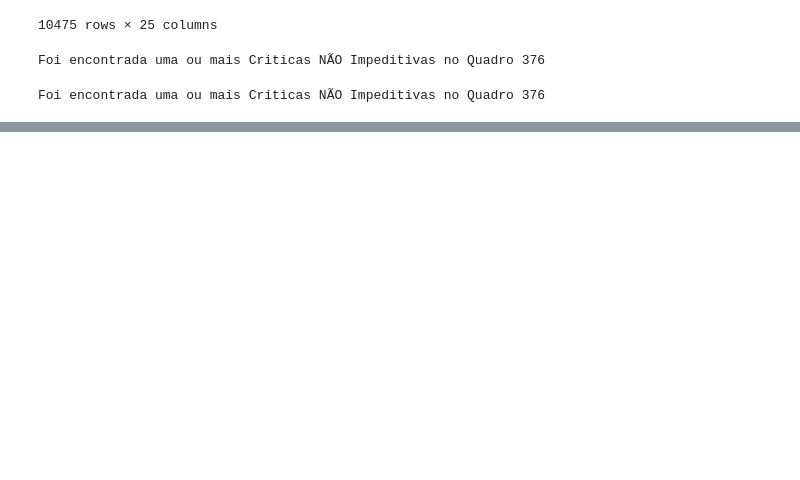
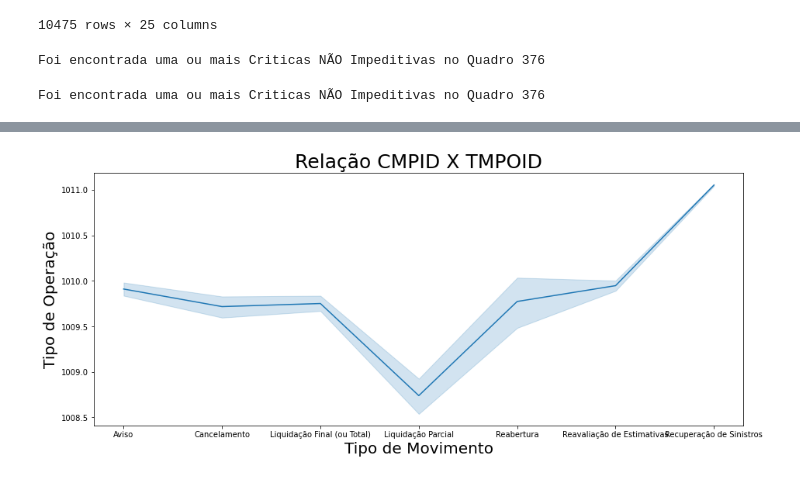
Before and after one commit to hayltonbernardes22/Modelagem_Limpeza_Dados, a Jupyter notebook: Quadro376/VALIDACOES376.ipynb, the cells around one changed output, grey strips where cells are left out. Saved outputs shown, nothing was run; the diff lists cells and outputs as text; code cells hidden in the pictures; blank space fills up the shorter version.

```diff
--- a/Quadro376/VALIDACOES376.ipynb
+++ b/Quadro376/VALIDACOES376.ipynb
@@ -1126,0 +1173,10 @@ df_main.to_csv('376_Trabalho.csv')
+# %%
+data['CMPID'] = data['CMPID'].astype('int64')
+plt.figure(figsize=(15,6))
+sns.lineplot(x="TPMOID", y="CMPID",data=data)
+plt.title('Relação CMPID X TMPOID', fontsize=25)
+plt.xlabel('Tipo de Movimento', fontsize=20)
+plt.ylabel('Tipo de Operação', fontsize=20)
+plt.show()
+# %% [output]
+[figure, added]
```
Also changed, not shown: parts of 25 cells of this notebook.
